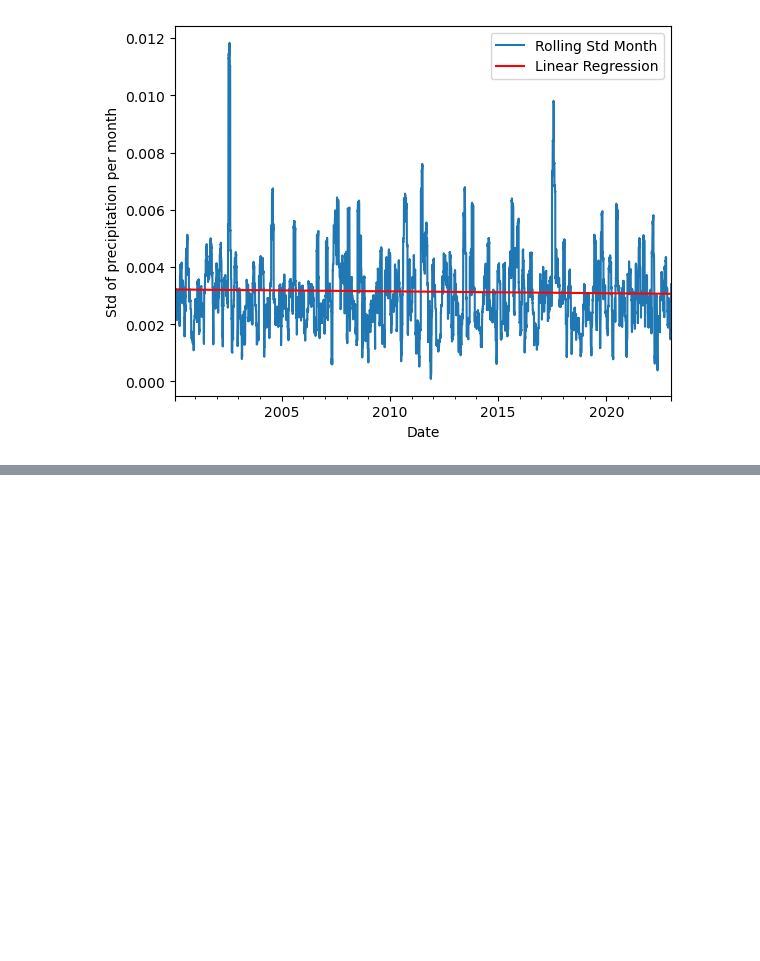
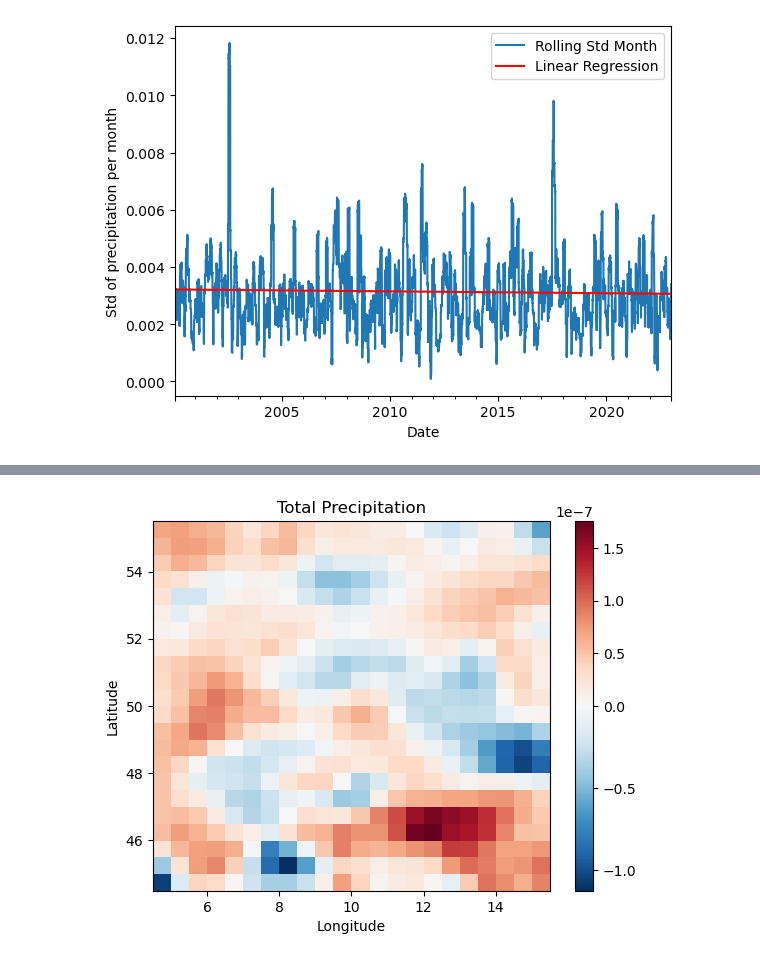
Before and after one commit to JohannaTrost/MSC24-WBM, a Jupyter notebook: analyse_existing_trends.ipynb, the cells around one changed output, grey strips where cells are left out. Cells and saved outputs as stored; diff of their text form; code cells hidden in the pictures; blank space fills up the shorter version.

```diff
--- a/analyse_existing_trends.ipynb
+++ b/analyse_existing_trends.ipynb
@@ -119,7 +121,7 @@ plt.show()
 X = sm.add_constant(x)
 
 # Fit the model
-model = sm.OLS(y, X)
+model = sm.OLS(y, x)
 results = model.fit()
 
 # Print out the statistics
@@ -144,0 +147,37 @@ strong multicollinearity or other numerical problems.
+# %%
+trends_df = {
+    'lat': [],
+    'lon': [],
+    'trend_coef': [],
+    'trend_p_value': []
+}
+
+for (lat, lon), P_sample in P_data.groupby(['lat', 'lon']):
+    P_sample['rolling_std_year'] = P_sample['tp'].rolling(window=365).std()
+
+    # Fit a linear model
+    P_sample = P_sample.dropna(subset=['rolling_std_year'])
+    x = np.array(range(len(P_sample.index)))
+    X = sm.add_constant(x)
+    y = P_sample['rolling_std_year'].values
+    model = sm.OLS(y, X).fit()
+
+    trends_df['lat'].append(lat)
+    trends_df['lon'].append(lon)
+    trends_df['trend_coef'].append(model.params[1])
+    trends_df['trend_p_value'].append(model.pvalues[1])
+# %%
+# Create a DataArray with latitude, longitude, and the value
+data_array = xr.DataArray(np.reshape(list(trends_df['trend_coef']),(len(np.unique(trends_df['lon'])), len(np.unique(trends_df['lat'])))),
+                          coords={'lat': np.unique(trends_df['lat']), 'lon': np.unique(trends_df['lon'])},
+                          dims=['lat', 'lon'])
+
+# Plot the data
+norm = TwoSlopeNorm(vmin=data_array.min(), vcenter=0, vmax=data_array.max())
+data_array.plot.imshow(x='lon', y='lat', norm=norm, cmap='RdBu_r')
+plt.title('Total Precipitation')
+plt.xlabel('Longitude')
+plt.ylabel('Latitude')
+plt.show()
+# %% [output]
+[figure, added]
```
Also changed, not shown: parts of 4 cells of this notebook.
